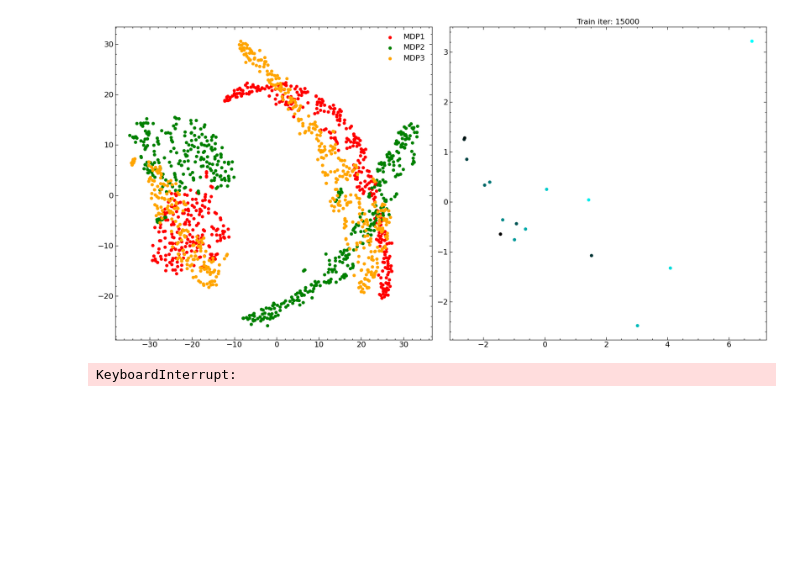
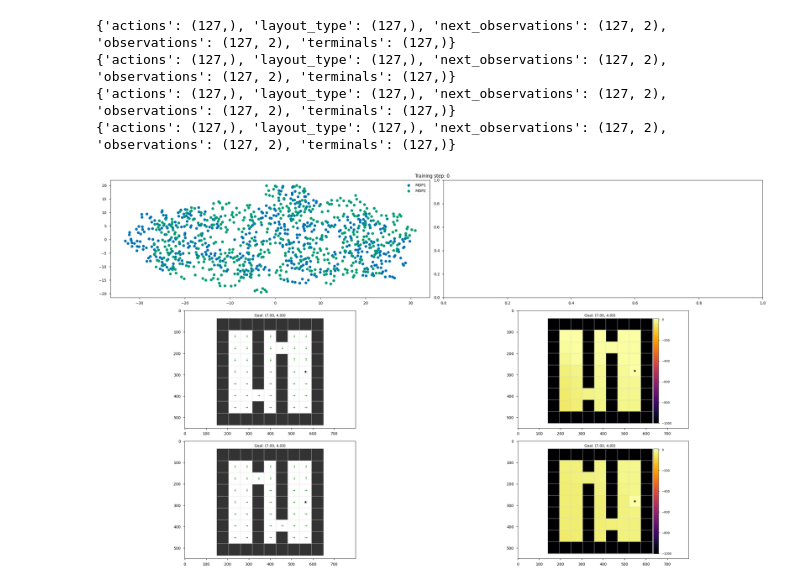
Before and after one commit to skylooop/BeliefConditionedFB, a Jupyter notebook: notebooks/in_context_gciql.ipynb, the cells around one changed output. Cells and saved outputs as stored; diff of their text form; code cells hidden in the pictures; blank space fills up the shorter version.

```diff
--- a/notebooks/in_context_gciql.ipynb
+++ b/notebooks/in_context_gciql.ipynb
@@ -19,7 +19,6 @@ from functools import partial
 # VIS
 import matplotlib.pyplot as plt
 import mediapy
-import scienceplots
 from rich.pretty import pprint
 from tqdm.auto import tqdm
 
@@ -28,7 +27,7 @@ from agents.dynamics_aware_iql import GCIQLAgent
 from hydra import initialize, compose
 from omegaconf import OmegaConf
 
-plt.style.use(['science', 'notebook'])
+plt.style.use(['seaborn-v0_8-colorblind', 'seaborn-v0_8-notebook'])
 
 GLOBAL_KEY = jax.random.key(42)
 # %%
@@ -36,7 +35,7 @@ from envs.minigrid.doors_grid import DynamicsGeneralization_Doors, MinigridWrapp
 
 # Train dynamics
 layouts = []
-for i in [0, 1, 2]:
+for i in [0, 1]:
     env = DynamicsGeneralization_Doors(render_mode="rgb_array", highlight=False, max_steps=200)
     env._gen_grid = partial(env._gen_grid, layout_type=i)
     env = MinigridWrapper(env)
@@ -51,8 +50,8 @@ mediapy.show_images(layouts, width=256, height=256)
 from envs.minigrid.env_utils import random_exploration
 
 train_layout_data = []
-NUM_TRAIN_LAYOUTS = 3
-NUM_TRAIN_STEPS = 128
+NUM_TRAIN_LAYOUTS = 2
+NUM_TRAIN_STEPS = 256
 NUM_TRAIN_EPISODES = 300
 
 for i in tqdm(range(NUM_TRAIN_LAYOUTS)):
@@ -148,7 +280,7 @@ from matplotlib.colors import LinearSegmentedColormap
 def pos_to_state(pos):
     return int(pos[0] * 9 + pos[1])
 
-pbar = tqdm(range(100_000))
+pbar = tqdm(range(200_000))
 layout0_embs = []
 layout1_embs = []
 layout9_embs = []
@@ -158,22 +290,21 @@ _, batch_context_test0, _ = gc_whole_dataset.sample(512, layout_type=0,
                                                                         context_length=iql_config['agent']['context_len'])
 _, batch_context_test1, _ = gc_whole_dataset.sample(512, layout_type=1,
                                                                         context_length=iql_config['agent']['context_len'])
-_, batch_context_test2, _ = gc_whole_dataset.sample(512, layout_type=2,
-                                                                        context_length=iql_config['agent']['context_len'])
+# _, batch_context_test2, _ = gc_whole_dataset.sample(512, layout_type=2,
+#                                                                         context_length=iql_config['agent']['context_len'])
 
 for update_steps in pbar:
     if not iql_config['agent']['use_context']:
         batch = gc_whole_dataset.sample(iql_config['agent']['batch_size'])
-        iql_agent, update_info = iql_agent.update(batch, train_transformer=False)
+        iql_agent, update_info = iql_agent.update(batch, train_context_embedding=False)
     else:
         batch, batch_context, _ = gc_whole_dataset.sample(iql_config['agent']['batch_size'], layout_type=update_steps % NUM_TRAIN_LAYOUTS,
                                                             context_length=iql_config['agent']['context_len'])
         _, negative_context, _ = gc_whole_dataset.sample(iql_config['agent']['batch_size'], layout_type=(update_steps + 1) % NUM_TRAIN_LAYOUTS,
                                                             context_length=iql_config['agent']['context_len'])
-        iql_agent, update_info = iql_agent.update(batch, batch_context, train_transformer=update_steps < 30_000, negative_context=negative_context)
+        iql_agent, update_info = iql_agent.update(batch, batch_context, train_context_embedding=update_steps % 10 == 0, negative_context=negative_context)
 
     if update_steps % 1_000 == 0 and iql_config['agent']['use_context']:
-        # For layout
         _, batch_context, _ = gc_whole_dataset.sample(1, layout_type=0,
                                                             context_length=iql_config['agent']['context_len'])
         dynamics_embedding, _ = iql_agent.network.select('dynamic_transformer')(batch_context['observations'], batch_context['actions'],
@@ -185,39 +316,52 @@ for update_steps in pbar:
         dynamics_embedding, _ = iql_agent.network.select('dynamic_transformer')(batch_context['observations'], batch_context['actions'],
                                                                                 batch_context['next_observations'], train=False, return_embedding=True)
         layout1_embs.append(jax.device_get(dynamics_embedding))
 
     if update_steps % 5_000 == 0 and iql_config['agent']['use_context']:
         clear_output()
 
-        fig, (ax1, ax2) = plt.subplots(nrows=1, ncols=2, figsize=(20, 10))
-        for batch_context, name, color in zip([batch_context_test0, batch_context_test1, batch_context_test2],
-                                            ['MDP1', 'MDP2', 'MDP3'], ['red', 'green', 'orange']):
+        fig, axs = plt.subplots(nrows=3, ncols=2, figsize=(25, 15))
+        for batch_context, name in zip([batch_context_test0, batch_context_test1],
+                                            ['MDP1', 'MDP2']):
             dynamics_embedding, _ = iql_agent.network.select('dynamic_transformer')(batch_context['observations'], batch_context['actions'],
                                                                                     batch_context['next_observations'], train=False, return_embedding=True)
             pca = TSNE(random_state=42).fit_transform(dynamics_embedding)
             x, y = pca[:, 0], pca[:, 1]
-            ax1.scatter(x, y, label=name, c=color)
-        ax1.legend()
+            axs[0, 0].scatter(x, y, label=name)
+        axs[0, 0].legend()
 
         if len(layout0_embs) > 15:
             indices = np.linspace(0, 1, len(layout0_embs))  # Normalized indices for colormap
             colors = cmap(indices)
             pca = PCA().fit_transform(np.concatenate(layout0_embs))
-            ax2.scatter(pca[:, 0], pca[:, 1], c = colors, label='emb1')
+            axs[0, 1].scatter(pca[:, 0], pca[:, 1], c = colors, label='emb1')
 
-        plt.title(f"Train iter: {update_steps}")
+        pred_policy_img = visualize_policy_image(layout_type=0)
+        axs[1,0].imshow(pred_policy_img)
+        pred_value_img = visualize_value_image(layout_type=0)
+        axs[1, 1].imshow(pred_value_img)
+
+        pred_policy_img = visualize_policy_image(layout_type=1)
+        axs[2,0].imshow(pred_policy_img)
+        pred_value_img = visualize_value_image(layout_type=1)
+        axs[2, 1].imshow(pred_value_img)
+
+        fig.suptitle(f"Training step: {update_steps}")
         plt.tight_layout()
         display(fig)
         plt.close(fig)
 
     # if update_steps % 1_000 == 0:
     #     pbar.set_postfix({"critic_loss": update_info['critic/critic_loss'],
     #                       "value_loss": update_info['value/value_loss'],
     #                       "actor_loss": update_info['actor/actor_loss']})
 
 # layout0_embs = np.concatenate(layout0_embs)
 # layout1_embs = np.concatenate(layout1_embs)
 # layout9_embs = np.concatenate(layout9_embs)
 # %% [output]
+{'actions': (127,), 'layout_type': (127,), 'next_observations': (127, 2), 'observations': (127, 2), 'terminals': (127,)}
+{'actions': (127,), 'layout_type': (127,), 'next_observations': (127, 2), 'observations': (127, 2), 'terminals': (127,)}
+{'actions': (127,), 'layout_type': (127,), 'next_observations': (127, 2), 'observations': (127, 2), 'terminals': (127,)}
+{'actions': (127,), 'layout_type': (127,), 'next_observations': (127, 2), 'observations': (127, 2), 'terminals': (127,)}
-[figure, old version]
+[figure, new version]
-KeyboardInterrupt:
```
Also changed, not shown: parts of 8 cells of this notebook, 7 other files.
